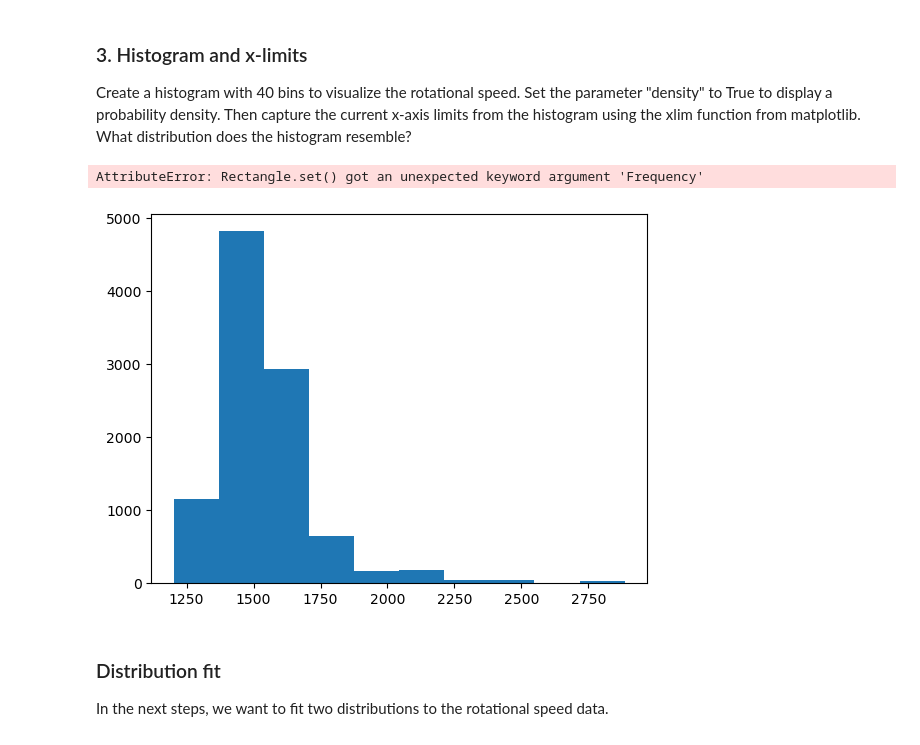
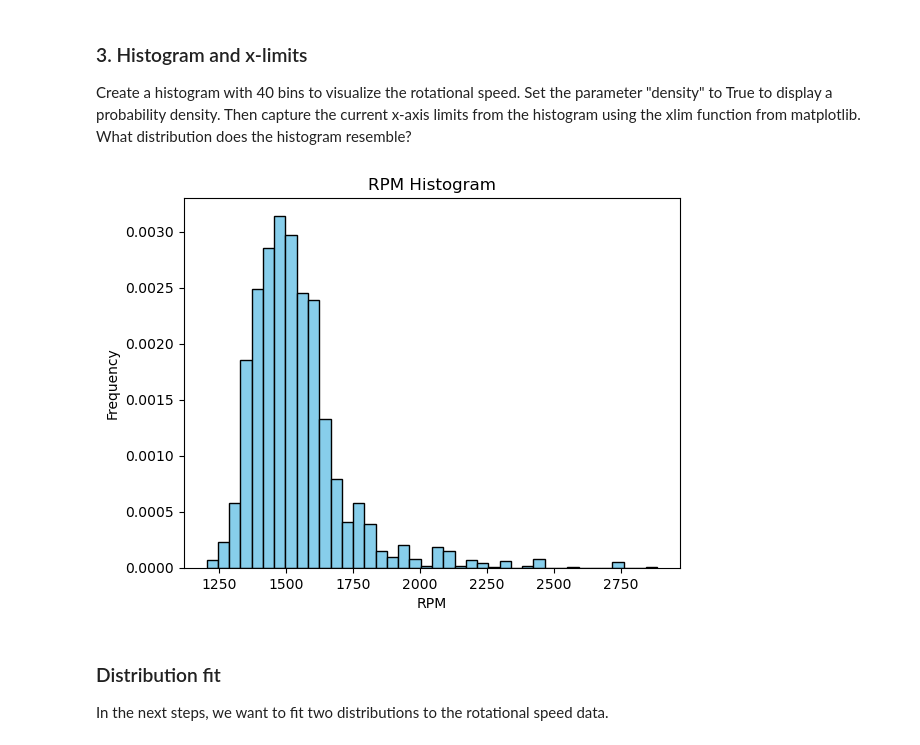
Before and after one commit to MathijsCok/Toegepaste_AI, a Jupyter notebook: Week2_Probability_Distributions_Exercise.ipynb, the cells around one changed output. Cells and saved outputs as stored; diff of their text form; code cells hidden in the pictures.

```diff
--- a/Week2_Probability_Distributions_Exercise.ipynb
+++ b/Week2_Probability_Distributions_Exercise.ipynb
@@ -60,31 +60,29 @@ Create a histogram with 40 bins to visualize the rotational speed. Set the param
 # %%
 # histogram
 import matplotlib.pyplot as plt
 import numpy as np
 # from matplotlib.ticker import PercentFormatter
 
 # Generate data for the histogram
 histogramData = []
 
 for i in rpm:
     histogramData.append(rpm[i])
 
 # Plotting a basic histogram
-plt.hist(histogramData, bins=40, color='skyblue', edgecolor='black')
+plt.hist(histogramData, bins=40, density=True, color='skyblue', edgecolor='black')
 
 # Adding labels and title
 plt.xlabel('RPM')
 plt.ylabel('Frequency')
 plt.title('RPM Histogram')
 
 # Display the plot
-# plt.gca().yaxis.set_major_formatter(PercentFormatter(1))
 plt.show()
 
 # capture xmin and xmax using the xlim function
 # %% [output]
-AttributeError: Rectangle.set() got an unexpected keyword argument 'Frequency'
-[figure, old version]
+[figure, new version]
 # %% [markdown]
 ### Distribution fit
 In the next steps, we want to fit two distributions to the rotational speed data.
```
Also changed, not shown: parts of 7 cells of this notebook, 1 other file.
